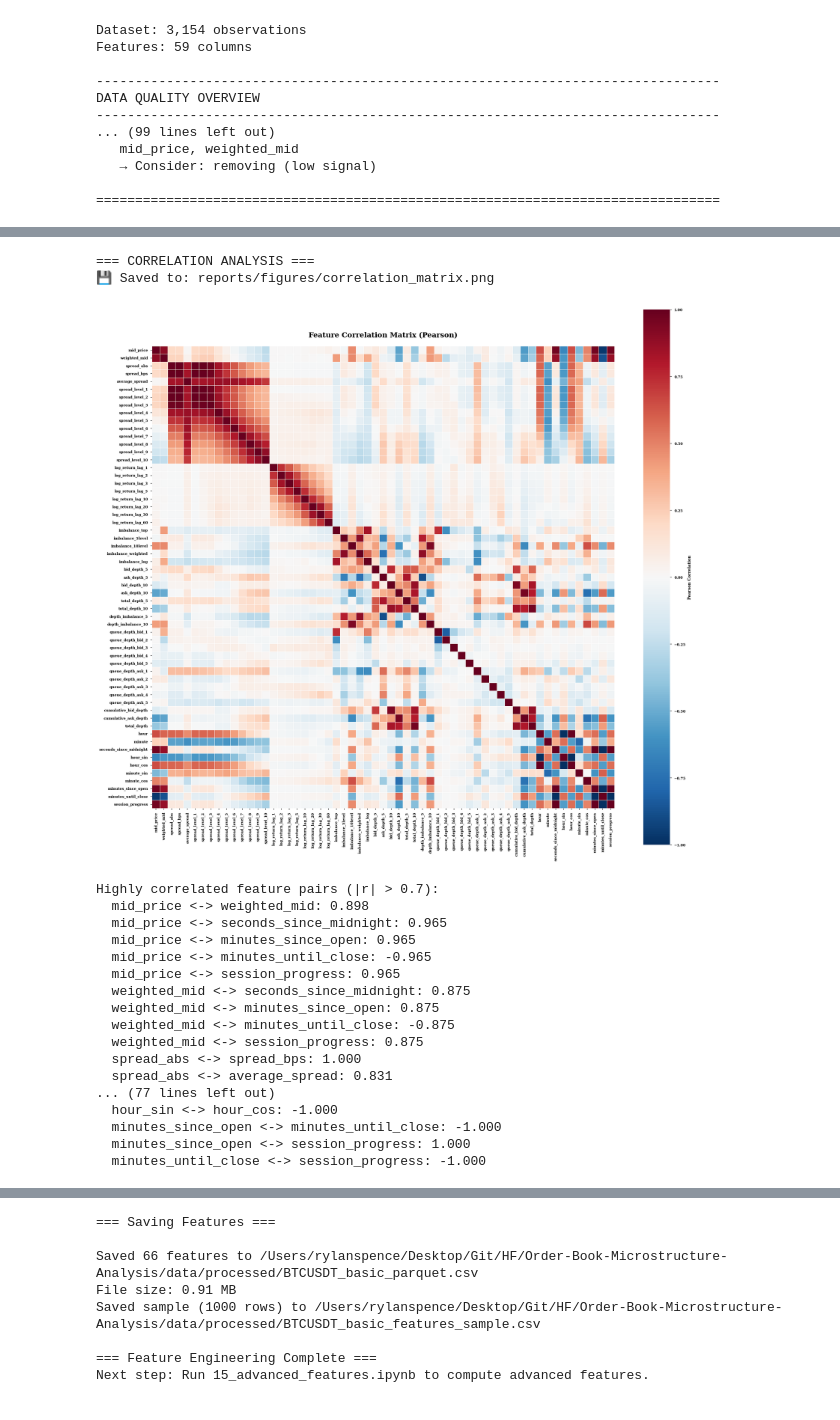
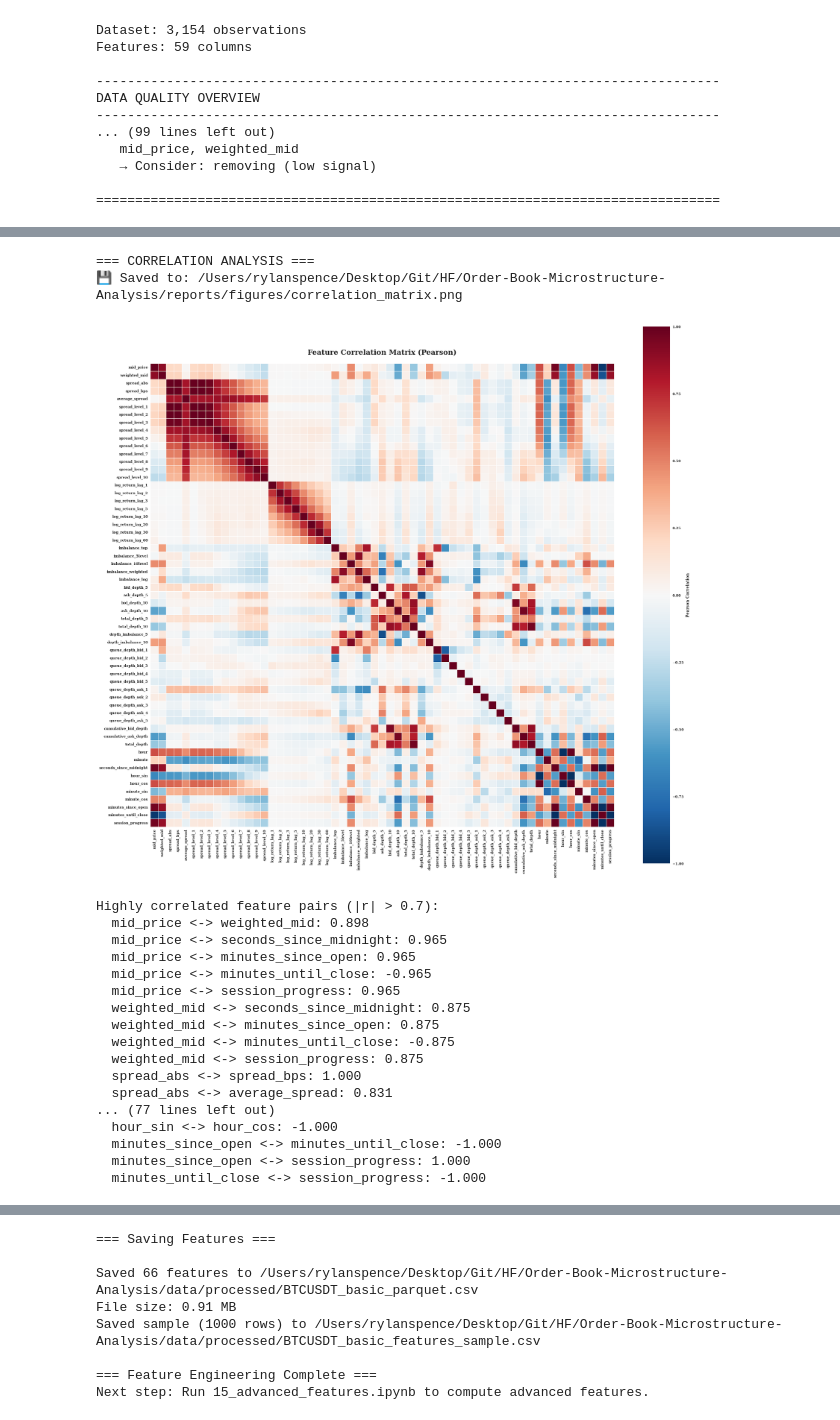
Before and after one commit to rspence821505/Order-Book-Microstructure-Analysis, a Jupyter notebook: notebooks/10_basic_features.ipynb, the cells around one changed output, grey strips where cells are left out. Saved outputs shown, nothing was run; the diff lists cells and outputs as text; code cells hidden in the pictures.

```diff
--- a/notebooks/10_basic_features.ipynb
+++ b/notebooks/10_basic_features.ipynb
@@ -661,34 +667,34 @@ plot_feature_relationships(
 # %%
 # Correlation heatmap
 print("\n=== CORRELATION ANALYSIS ===")
 corr_matrix = plot_correlation_heatmap(
     basic_features,
     feature_cols=feature_groups['all_engineered'],
     method='pearson',
-    save_path='reports/figures/correlation_matrix.png'
+    save_path= FIGURES_DIR / 'correlation_matrix.png'
 )
 
 # Identify highly correlated pairs
 high_corr_pairs = []
 for i in range(len(corr_matrix.columns)):
     for j in range(i+1, len(corr_matrix.columns)):
         if abs(corr_matrix.iloc[i, j]) > 0.7:
             high_corr_pairs.append({
                 'feature_1': corr_matrix.columns[i],
                 'feature_2': corr_matrix.columns[j],
                 'correlation': corr_matrix.iloc[i, j]
             })
 
 if high_corr_pairs:
     print("Highly correlated feature pairs (|r| > 0.7):")
     for pair in high_corr_pairs:
         print(f"  {pair['feature_1']} <-> {pair['feature_2']}: {pair['correlation']:.3f}")
 else:
     print("No highly correlated feature pairs found.")
 # %% [output]
 === CORRELATION ANALYSIS ===
-💾 Saved to: reports/figures/correlation_matrix.png
+💾 Saved to: /Users/rylanspence/Desktop/Git/HF/Order-Book-Microstructure-Analysis/reports/figures/correlation_matrix.png
-[figure, old version]
+[figure, new version]
 Highly correlated feature pairs (|r| > 0.7):
   mid_price <-> weighted_mid: 0.898
   mid_price <-> seconds_since_midnight: 0.965
```
Also changed, not shown: parts of 14 cells of this notebook, 21 other files.
